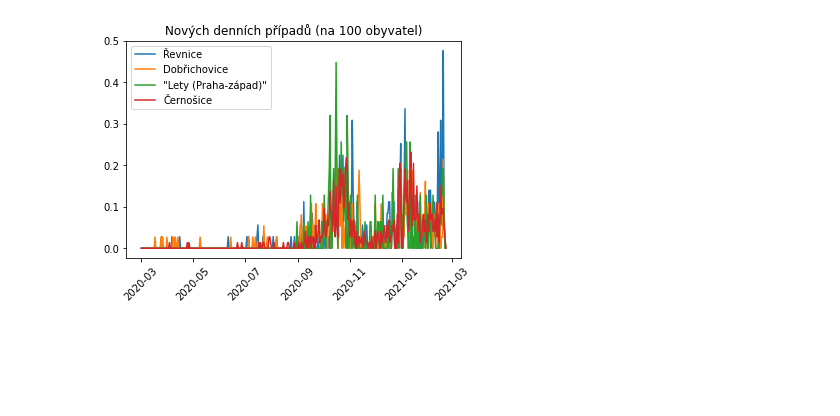
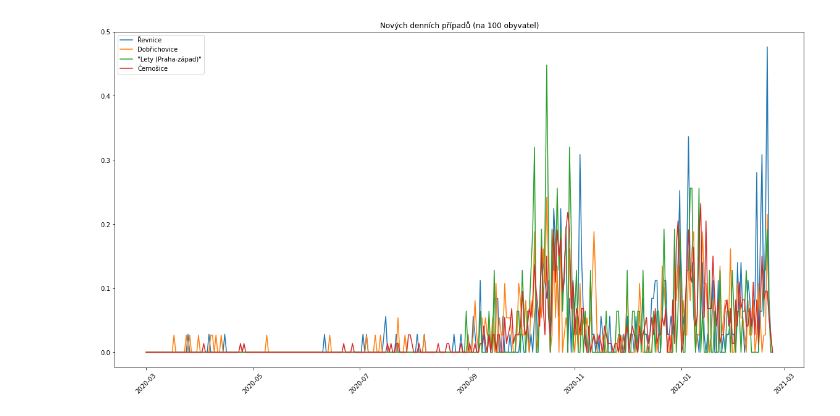
Before and after one commit to me2d09/coviduberounky, a Jupyter notebook: index.ipynb, the cells around one changed output. Cells and saved outputs as stored; diff of their text form; code cells hidden in the pictures; blank space fills up the shorter version.

```diff
--- a/index.ipynb
+++ b/index.ipynb
@@ -52,11 +54,12 @@ Canvas(toolbar=Toolbar(toolitems=[('Home', 'Reset original view', 'home', 'home'
 # %%
 #nove pripady na 100 obyvatel
+figure(figsize=(20,10))
 for c, p in zip(cities,people):
     plot([datetime.datetime.strptime(d,"%Y-%m-%d").date() for d in fdata[c]['datum']],
          fdata[c]['nove_pripady'] / p * 100, label=c)
 legend()
 title("Nových denních případů (na 100 obyvatel)")
 xticks(rotation=45)
 show()
 # %% [output]
-[figure, old version]
+[figure, new version]
```
Also changed, not shown: parts of 3 cells of this notebook.
